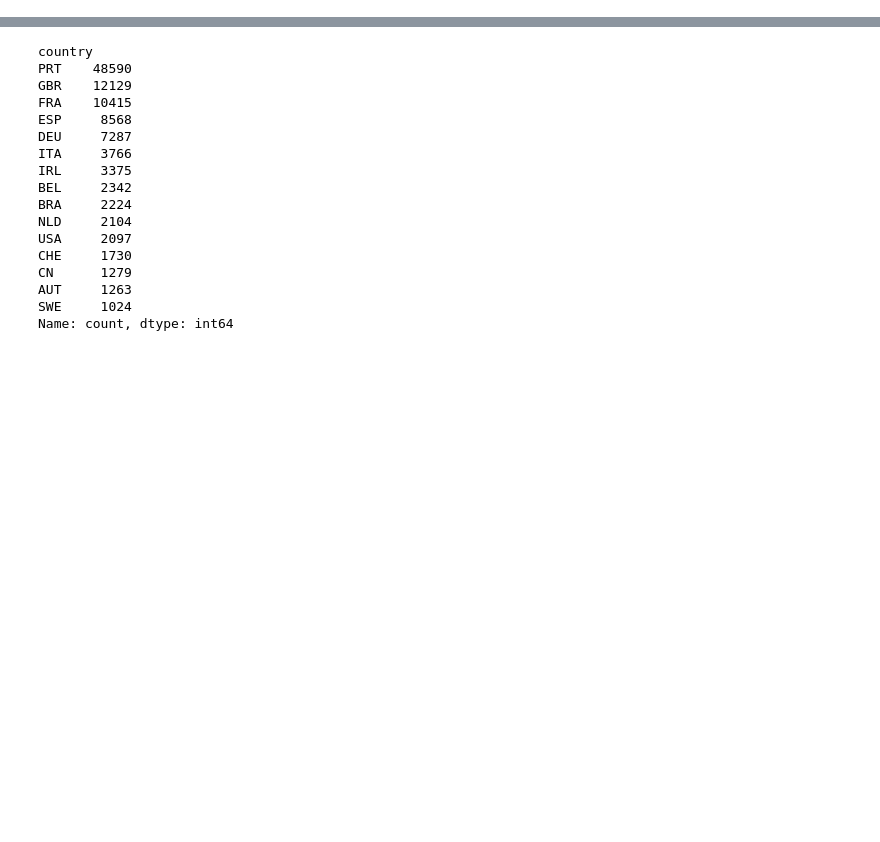
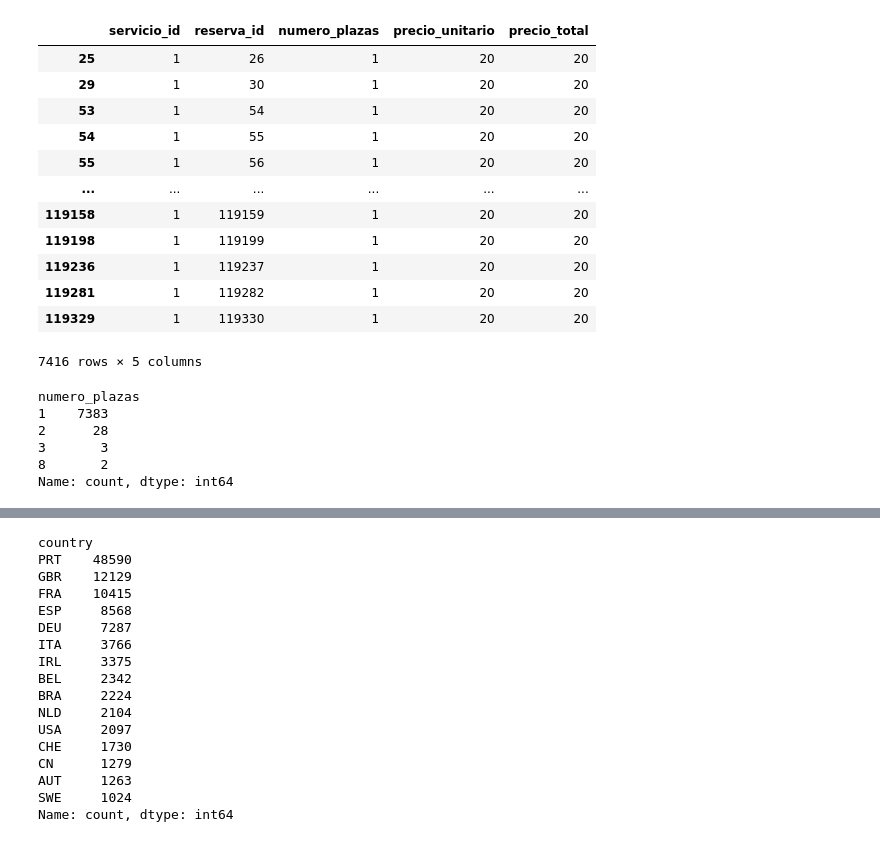
Before and after one commit to Marpp98/SQL_Resort_Relational_Database_EDA, a Jupyter notebook: comprobacion_datos.ipynb, the cells around one changed output, grey strips where cells are left out. Drawn from its saved outputs; the diff is of its cells as text; code cells hidden in the pictures; blank space fills up the shorter version.

```diff
--- a/comprobacion_datos.ipynb
+++ b/comprobacion_datos.ipynb
@@ -19,0 +72,37 @@ df.sample(10)
+# %%
+df_parking = df[df['required_car_parking_spaces'] > 0].copy()
+df_parking['servicio_id'] = 1
+df_parking['reserva_id'] = df_parking['id_reserva']
+df_parking['numero_plazas'] = df_parking['required_car_parking_spaces']
+df_parking['precio_unitario'] = 20
+df_parking['precio_total'] = (
+    df_parking['numero_plazas'] * df_parking['precio_unitario']
+)
+
+df_parking = df_parking[
+    ['servicio_id', 'reserva_id', 'numero_plazas', 'precio_unitario', 'precio_total']
+]
+df_parking
+# %% [output]
+|  | servicio_id | reserva_id | numero_plazas | precio_unitario | precio_total |
+| 25 | 1 | 26 | 1 | 20 | 20 |
+| 29 | 1 | 30 | 1 | 20 | 20 |
+| 53 | 1 | 54 | 1 | 20 | 20 |
+| 54 | 1 | 55 | 1 | 20 | 20 |
+| 55 | 1 | 56 | 1 | 20 | 20 |
+| ... | ... | ... | ... | ... | ... |
+| 119158 | 1 | 119159 | 1 | 20 | 20 |
+| 119198 | 1 | 119199 | 1 | 20 | 20 |
+| 119236 | 1 | 119237 | 1 | 20 | 20 |
+| 119281 | 1 | 119282 | 1 | 20 | 20 |
+| 119329 | 1 | 119330 | 1 | 20 | 20 |
+7416 rows × 5 columns
+# %%
+df_parking['numero_plazas'].value_counts()
+# %% [output]
+numero_plazas
+1    7383
+2      28
+3       3
+8       2
+Name: count, dtype: int64
```
Also changed, not shown: parts of 57 cells of this notebook, 4 other files.
